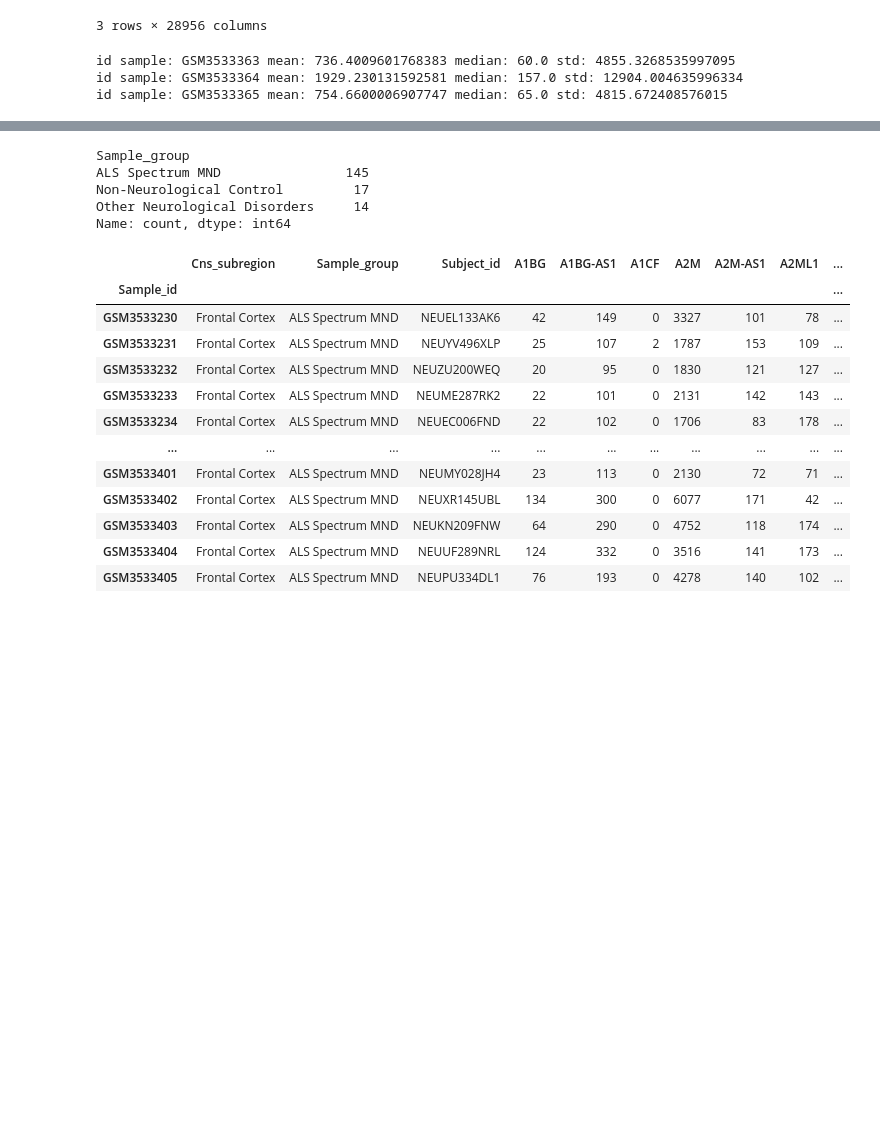
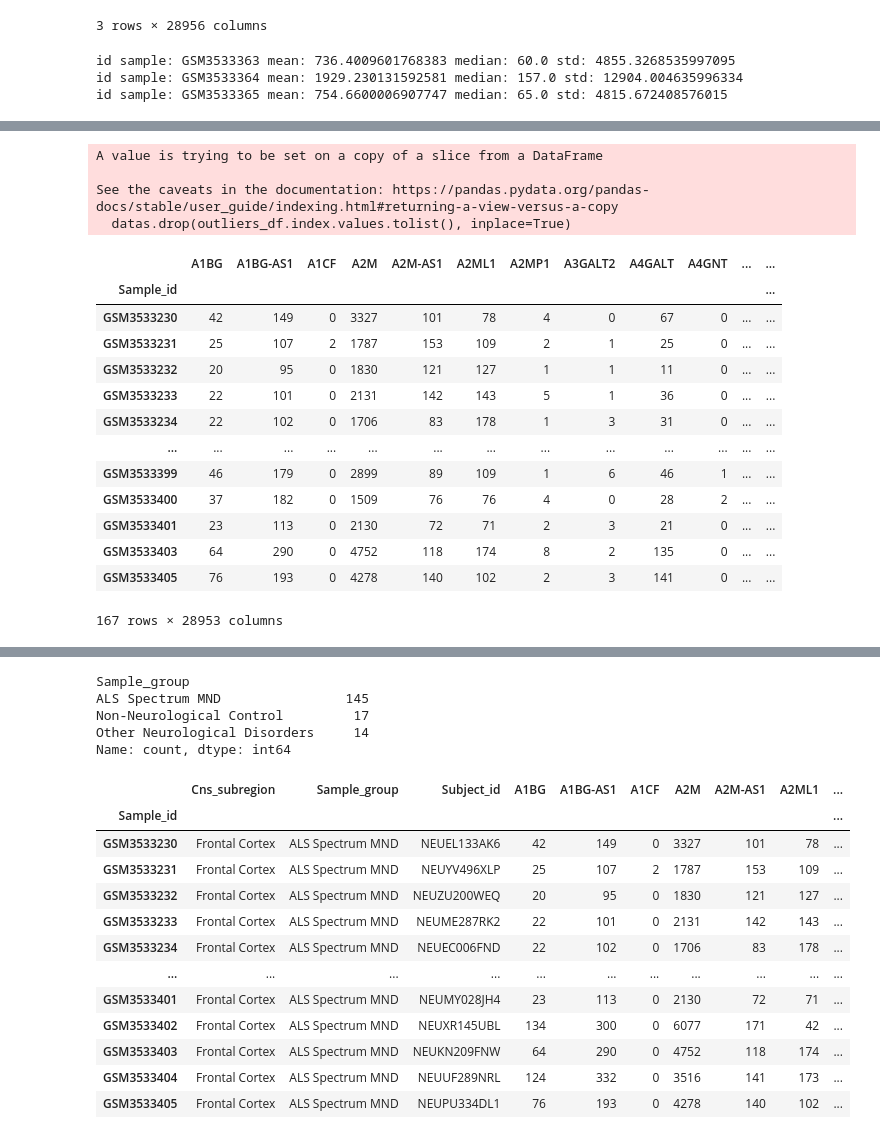
Before and after one commit to lenorabuggenhoudt/BioInfo, a Jupyter notebook: data_extraction.ipynb, the cells around one changed output, grey strips where cells are left out. Drawn from its saved outputs; the diff is of its cells as text; code cells hidden in the pictures; blank space fills up the shorter version.

```diff
--- a/data_extraction.ipynb
+++ b/data_extraction.ipynb
@@ -524,0 +600,24 @@ g = sns.FacetGrid(data, col="time")
+# %%
+outlier_ids
+datas = c_data.get_data_genes()
+datas.drop(outliers_df.index.values.tolist(), inplace=True)
+datas
+# %% [output]
+A value is trying to be set on a copy of a slice from a DataFrame
+
+See the caveats in the documentation: https://pandas.pydata.org/pandas-docs/stable/user_guide/indexing.html#returning-a-view-versus-a-copy
+  datas.drop(outliers_df.index.values.tolist(), inplace=True)
+|  | A1BG | A1BG-AS1 | A1CF | A2M | A2M-AS1 | A2ML1 | A2MP1 | A3GALT2 | A4GALT | A4GNT | ... | ... |
+| Sample_id |  |  |  |  |  |  |  |  |  |  |  | ... |
+| GSM3533230 | 42 | 149 | 0 | 3327 | 101 | 78 | 4 | 0 | 67 | 0 | ... | ... |
+| GSM3533231 | 25 | 107 | 2 | 1787 | 153 | 109 | 2 | 1 | 25 | 0 | ... | ... |
+| GSM3533232 | 20 | 95 | 0 | 1830 | 121 | 127 | 1 | 1 | 11 | 0 | ... | ... |
+| GSM3533233 | 22 | 101 | 0 | 2131 | 142 | 143 | 5 | 1 | 36 | 0 | ... | ... |
+| GSM3533234 | 22 | 102 | 0 | 1706 | 83 | 178 | 1 | 3 | 31 | 0 | ... | ... |
+| ... | ... | ... | ... | ... | ... | ... | ... | ... | ... | ... | ... | ... |
+| GSM3533399 | 46 | 179 | 0 | 2899 | 89 | 109 | 1 | 6 | 46 | 1 | ... | ... |
+| GSM3533400 | 37 | 182 | 0 | 1509 | 76 | 76 | 4 | 0 | 28 | 2 | ... | ... |
+| GSM3533401 | 23 | 113 | 0 | 2130 | 72 | 71 | 2 | 3 | 21 | 0 | ... | ... |
+| GSM3533403 | 64 | 290 | 0 | 4752 | 118 | 174 | 8 | 2 | 135 | 0 | ... | ... |
+| GSM3533405 | 76 | 193 | 0 | 4278 | 140 | 102 | 2 | 3 | 141 | 0 | ... | ... |
+167 rows × 28953 columns
```
Also changed, not shown: parts of 9 cells of this notebook.
